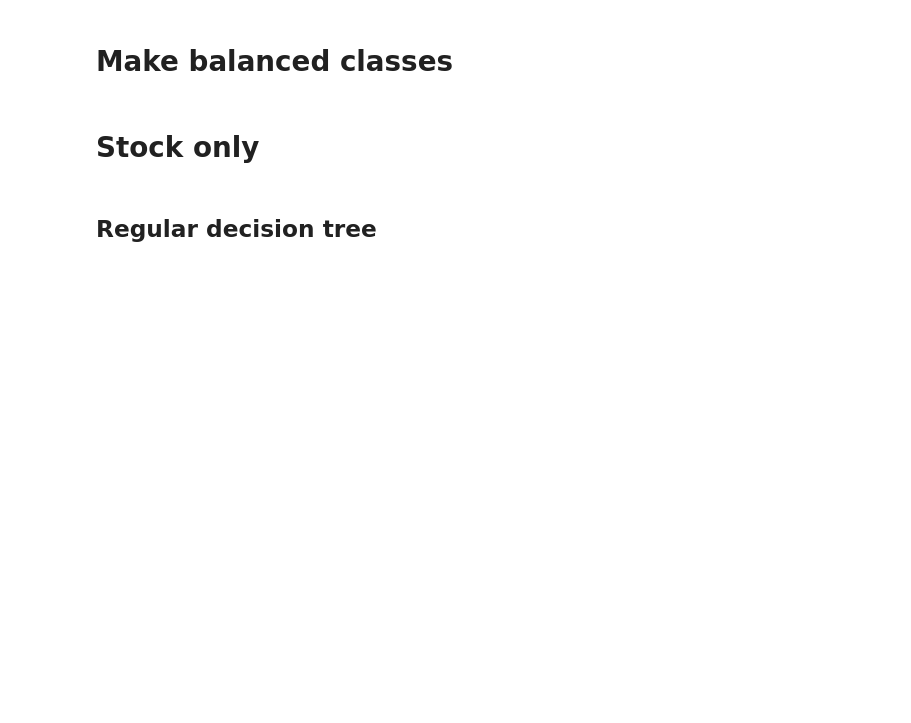
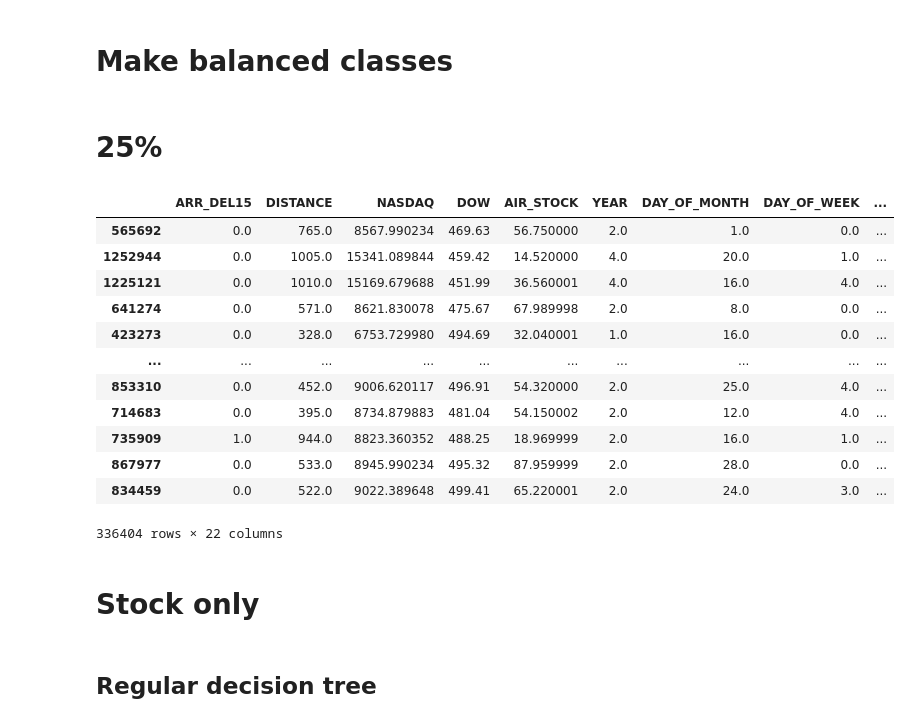
Before and after one commit to zqz979/Flight-Delay-Prediction, a Jupyter notebook: DT_creative.ipynb, the cells around one changed output. Cells and saved outputs as stored; diff of their text form; code cells hidden in the pictures; blank space fills up the shorter version.

```diff
--- a/DT_creative.ipynb
+++ b/DT_creative.ipynb
@@ -50,6 +64,29 @@ majority_sample = df[df['ARR_DEL15'] == majority_class].sample(n=minority_count,
 balanced_df = pd.concat([minority_df, majority_sample], axis=0)
 
 balanced_df
+# %% [markdown]
+# 25%
+# %%
+sample_size = int(len(df) * 0.25)
+
+# Use the sample method to randomly select rows from the original dataframe
+df_sample = df.sample(n=sample_size, random_state=0)
+
+df_sample
+# %% [output]
+|  | ARR_DEL15 | DISTANCE | NASDAQ | DOW | AIR_STOCK | YEAR | DAY_OF_MONTH | DAY_OF_WEEK | ... |
+| 565692 | 0.0 | 765.0 | 8567.990234 | 469.63 | 56.750000 | 2.0 | 1.0 | 0.0 | ... |
+| 1252944 | 0.0 | 1005.0 | 15341.089844 | 459.42 | 14.520000 | 4.0 | 20.0 | 1.0 | ... |
+| 1225121 | 0.0 | 1010.0 | 15169.679688 | 451.99 | 36.560001 | 4.0 | 16.0 | 4.0 | ... |
+| 641274 | 0.0 | 571.0 | 8621.830078 | 475.67 | 67.989998 | 2.0 | 8.0 | 0.0 | ... |
+| 423273 | 0.0 | 328.0 | 6753.729980 | 494.69 | 32.040001 | 1.0 | 16.0 | 0.0 | ... |
+| ... | ... | ... | ... | ... | ... | ... | ... | ... | ... |
+| 853310 | 0.0 | 452.0 | 9006.620117 | 496.91 | 54.320000 | 2.0 | 25.0 | 4.0 | ... |
+| 714683 | 0.0 | 395.0 | 8734.879883 | 481.04 | 54.150002 | 2.0 | 12.0 | 4.0 | ... |
+| 735909 | 1.0 | 944.0 | 8823.360352 | 488.25 | 18.969999 | 2.0 | 16.0 | 1.0 | ... |
+| 867977 | 0.0 | 533.0 | 8945.990234 | 495.32 | 87.959999 | 2.0 | 28.0 | 0.0 | ... |
+| 834459 | 0.0 | 522.0 | 9022.389648 | 499.41 | 65.220001 | 2.0 | 24.0 | 3.0 | ... |
+336404 rows × 22 columns
 # %% [markdown]
 # Stock only
 # %%
```
Also changed, not shown: parts of 5 cells of this notebook.
